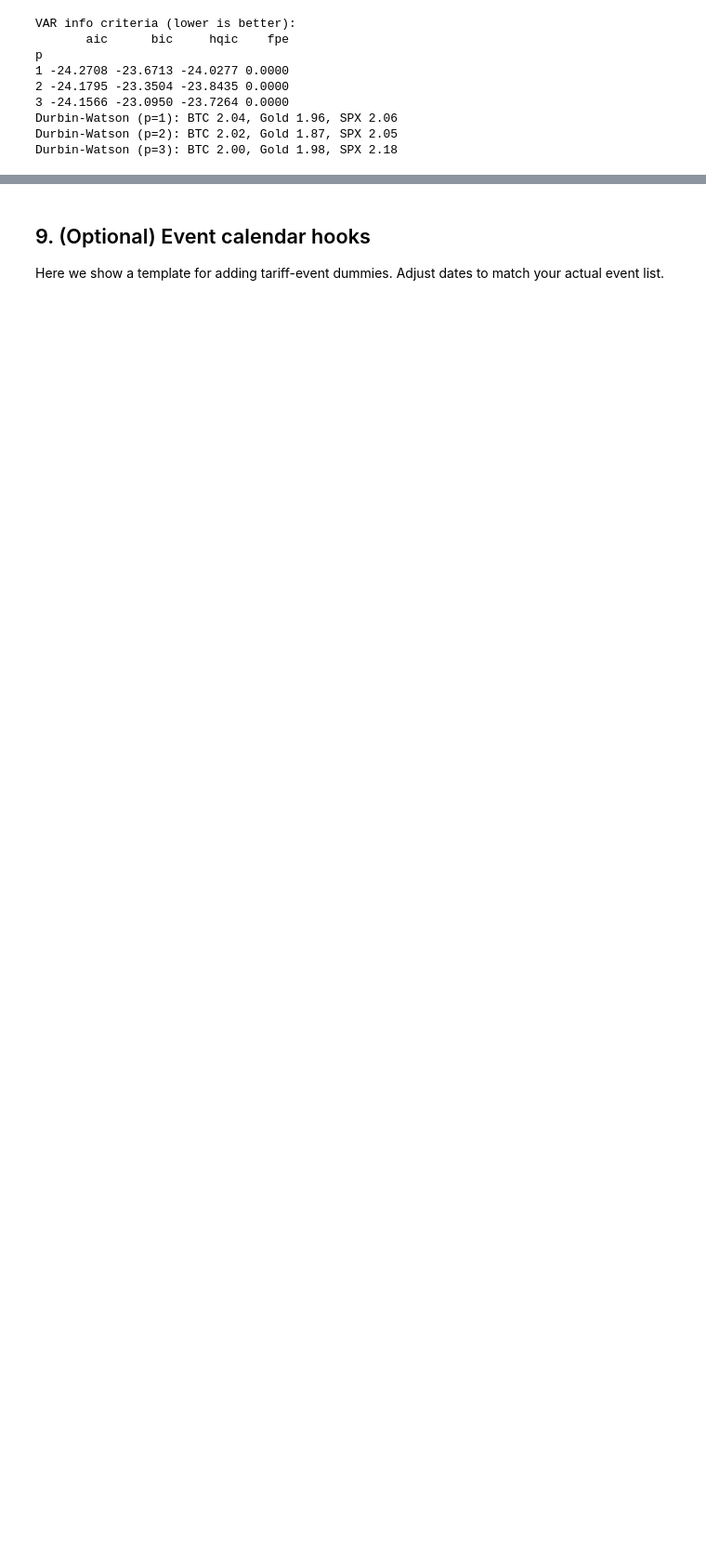
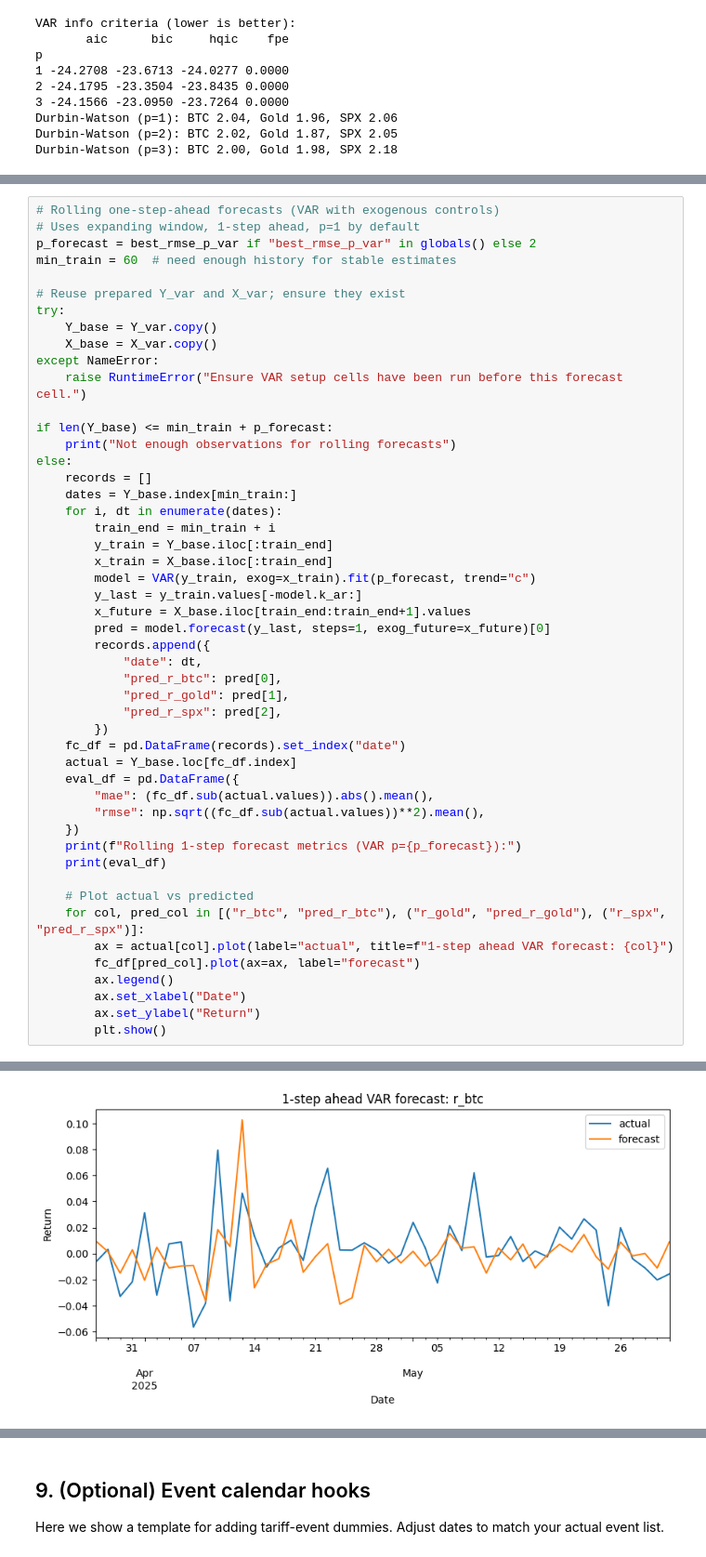
Before and after one commit to isom-ds/youtube-emotion-financial-modelling, a Jupyter notebook: 500_financial_baseline.ipynb, the cells around one changed output, grey strips where cells are left out. Shown at 93% size. Saved outputs shown, nothing was run; the diff lists cells and outputs as text; blank space fills up the shorter version.

```diff
--- a/500_financial_baseline.ipynb
+++ b/500_financial_baseline.ipynb
@@ -560,0 +753,50 @@ Durbin-Watson (p=3): BTC 2.00, Gold 1.98, SPX 2.18
+# %%
+# Rolling one-step-ahead forecasts (VAR with exogenous controls)
+# Uses expanding window, 1-step ahead, p=1 by default
+p_forecast = best_rmse_p_var if "best_rmse_p_var" in globals() else 2
+min_train = 60  # need enough history for stable estimates
+
+# Reuse prepared Y_var and X_var; ensure they exist
+try:
+    Y_base = Y_var.copy()
+    X_base = X_var.copy()
+except NameError:
+    raise RuntimeError("Ensure VAR setup cells have been run before this forecast cell.")
+
+if len(Y_base) <= min_train + p_forecast:
+    print("Not enough observations for rolling forecasts")
+else:
+    records = []
+    dates = Y_base.index[min_train:]
+    for i, dt in enumerate(dates):
+        train_end = min_train + i
+        y_train = Y_base.iloc[:train_end]
+        x_train = X_base.iloc[:train_end]
+        model = VAR(y_train, exog=x_train).fit(p_forecast, trend="c")
+        y_last = y_train.values[-model.k_ar:]
+        x_future = X_base.iloc[train_end:train_end+1].values
+        pred = model.forecast(y_last, steps=1, exog_future=x_future)[0]
+        records.append({
+            "date": dt,
+            "pred_r_btc": pred[0],
+            "pred_r_gold": pred[1],
+            "pred_r_spx": pred[2],
+        })
+    fc_df = pd.DataFrame(records).set_index("date")
+    actual = Y_base.loc[fc_df.index]
+    eval_df = pd.DataFrame({
+        "mae": (fc_df.sub(actual.values)).abs().mean(),
+        "rmse": np.sqrt((fc_df.sub(actual.values))**2).mean(),
+    })
+    print(f"Rolling 1-step forecast metrics (VAR p={p_forecast}):")
+    print(eval_df)
+
+    # Plot actual vs predicted
+    for col, pred_col in [("r_btc", "pred_r_btc"), ("r_gold", "pred_r_gold"), ("r_spx", "pred_r_spx")]:
+        ax = actual[col].plot(label="actual", title=f"1-step ahead VAR forecast: {col}")
+        fc_df[pred_col].plot(ax=ax, label="forecast")
+        ax.legend()
+        ax.set_xlabel("Date")
+        ax.set_ylabel("Return")
+        plt.show()
+# %% [output]
@@ -560,0 +808 @@ Durbin-Watson (p=3): BTC 2.00, Gold 1.98, SPX 2.18
+[figure, added]
```
Also changed, not shown: parts of 5 cells of this notebook.
